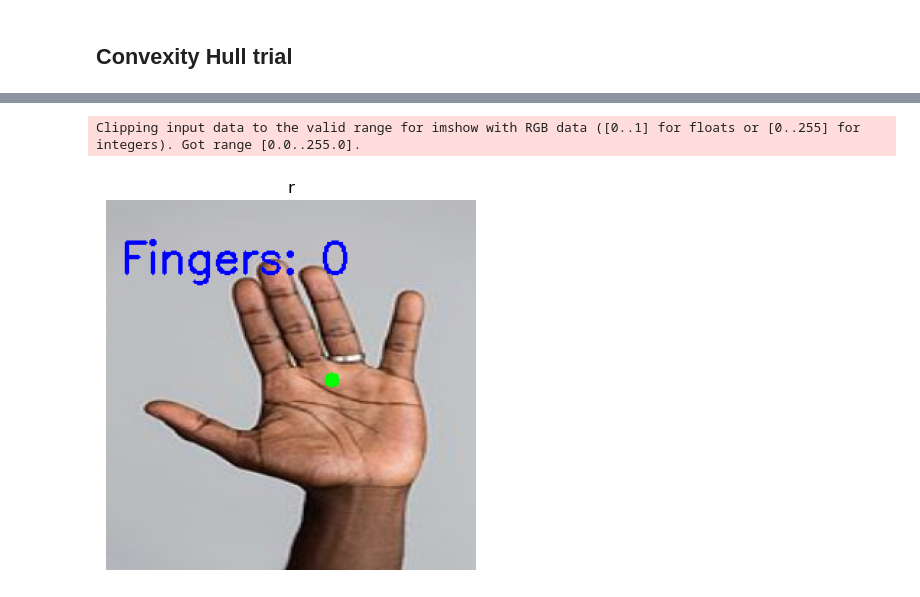
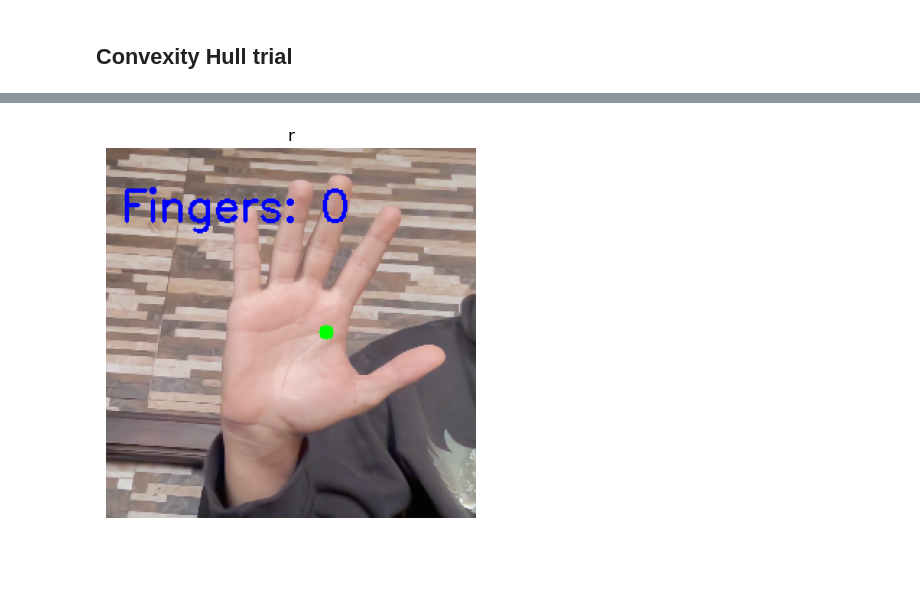
Before and after one commit to zizoisprogramming/Paint-A-Distance, a Jupyter notebook: zizo_trial.ipynb, the cells around one changed output, grey strips where cells are left out. Cells and saved outputs as stored; diff of their text form; code cells hidden in the pictures; blank space fills up the shorter version.

```diff
--- a/zizo_trial.ipynb
+++ b/zizo_trial.ipynb
@@ -65,9 +65,9 @@ def prob_skin_c(C, skinMean, skinCov, nonSkinMean, nonSkinCov):
     return probCskin / (probCskin + probCnonSkin)
 # %%
 def cleanMask(skin_mask):
-    binary_mask = cv2.threshold(skin_mask, 0.15, 1, cv2.THRESH_BINARY)[1]
-    binary_mask = cv2.morphologyEx(binary_mask, cv2.MORPH_CLOSE, np.ones((3, 3)), iterations=2)
-    binary_mask = cv2.morphologyEx(binary_mask, cv2.MORPH_OPEN, np.ones((3, 3)), iterations=2)
+    binary_mask = cv2.threshold(skin_mask, 0.25, 1, cv2.THRESH_BINARY)[1]
+    binary_mask = cv2.morphologyEx(binary_mask, cv2.MORPH_OPEN, np.ones((3, 3)), iterations=3)
+    binary_mask = cv2.morphologyEx(binary_mask, cv2.MORPH_CLOSE, np.ones((3, 3)), iterations=3)
     return binary_mask
 # %%
 def show_images(images,titles=None):
@@ -95,7 +95,7 @@ skin_cov = cov[1]
 non_skin_mean = mean[2]
 non_skin_cov = cov[2]
 # %%
-image = cv2.imread('/home/zizo/CMP Year three/Semester 1/Image Processing/Project/test_images/image_hand.png')
+image = cv2.imread('/Users/zeyaddaowd/Desktop/sora0.png')
 image = cv2.cvtColor(image, cv2.COLOR_BGR2RGB)
 image = cv2.resize(image, (256, 256))
 original = image.copy()
@@ -104,7 +104,7 @@ image = image.astype(np.float64) / 255
 C = YCC[:, :, 1:]
 skin_mask = np.zeros((image.shape[0], image.shape[1]))
 skin_mask = prob_skin_c(C, skin_mean, skin_cov, non_skin_mean, non_skin_cov)
-
+skin_mask = cleanMask(skin_mask)
 kernel = cv2.getStructuringElement(cv2.MORPH_ELLIPSE, (10, 10))
 skin_mask_dilated = cv2.dilate(skin_mask, kernel)
 
@@ -166,7 +164,7 @@ Clipping input data to the valid range for imshow with RGB data ([0..1] for floa
 # %% [markdown]
 ## Convexity Hull trial
 # %%
-ret, threshold = cv2.threshold(edges_hand, 10, 255, cv2.THRESH_BINARY)
+ret, threshold = cv2.threshold(edges_hand, 10/255, 1, cv2.THRESH_BINARY)
 contours, _ = cv2.findContours(threshold, cv2.RETR_EXTERNAL, cv2.CHAIN_APPROX_SIMPLE)
 # %%
 contour = max(contours, key=cv2.contourArea)
@@ -206,37 +201,36 @@ hull_idx = cv2.convexHull(approx, returnPoints=False)
 defects = cv2.convexityDefects(approx, hull_idx)
 
 rect = cv2.minAreaRect(contour)
 box = cv2.boxPoints(rect)
 box = np.int32(box)
 center_x, center_y = np.int32(rect[0])
 
 res_2 = image.copy()
-cv2.circle(res_2, (center_x, center_y), 5, (0, 255, 0), -1)
+cv2.circle(res_2, (center_x, center_y), 5, (0, 1, 0), -1)
 
 number_of_fingers = 0
 height = rect[1][1]
 
 if defects is not None:
     for i in range(defects.shape[0]):
         start_idx, end_idx, farthest_idx, depth = defects[i, 0]
         start_point = tuple(contour[start_idx][0])
         end_point = tuple(contour[end_idx][0])
         depth_point = tuple(contour[farthest_idx][0])
 
-        cv2.circle(res_2, start_point, 5, (255, 0, 0), -1)
-        cv2.circle(res_2, depth_point, 5, (0, 255, 255), -1)
-        cv2.circle(res_2, end_point, 5, (0, 0, 255), -1)
+        cv2.circle(res_2, start_point, 5, (1, 0, 0), -1)
+        cv2.circle(res_2, depth_point, 5, (0, 1, 1), -1)
+        cv2.circle(res_2, end_point, 5, (0, 0, 1), -1)
 
         if (
             (start_point[1] < center_y or depth_point[1] < center_y)
             and start_point[1] < depth_point[1]
             and np.linalg.norm(np.array(start_point) - np.array(depth_point)) > height / 6.5
         ):
             number_of_fingers += 1
 
-cv2.putText(res_2, f"Fingers: {number_of_fingers}", (10, 50), cv2.FONT_HERSHEY_SIMPLEX, 1, (0, 0, 255), 2)
+cv2.putText(res_2, f"Fingers: {number_of_fingers}", (10, 50), cv2.FONT_HERSHEY_SIMPLEX, 1, (0, 0, 1), 2)
 
 show_images([res_2], "result")
 # %% [output]
-Clipping input data to the valid range for imshow with RGB data ([0..1] for floats or [0..255] for integers). Got range [0.0..255.0].
-[figure, old version]
+[figure, new version]
```
Also changed, not shown: parts of 8 cells of this notebook.
